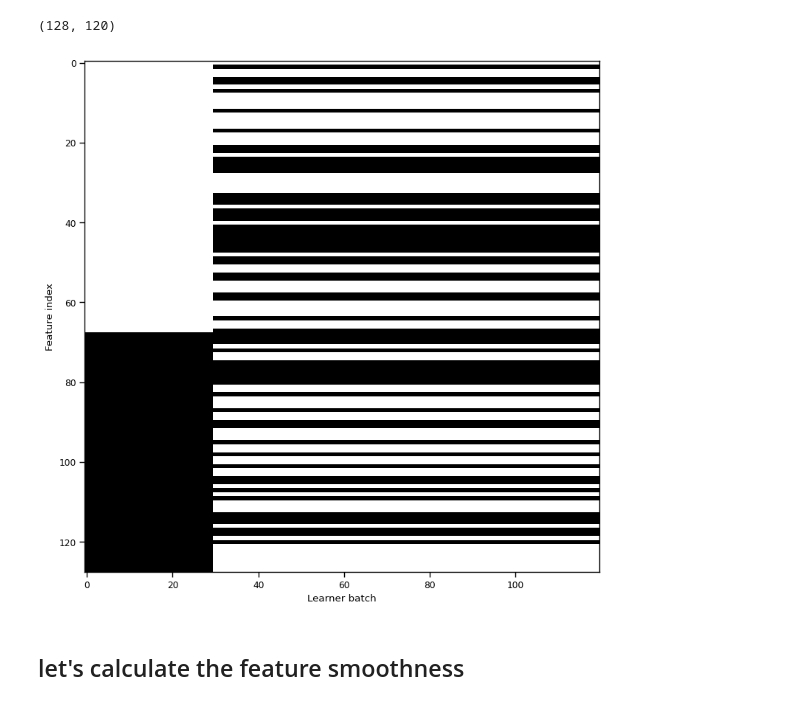
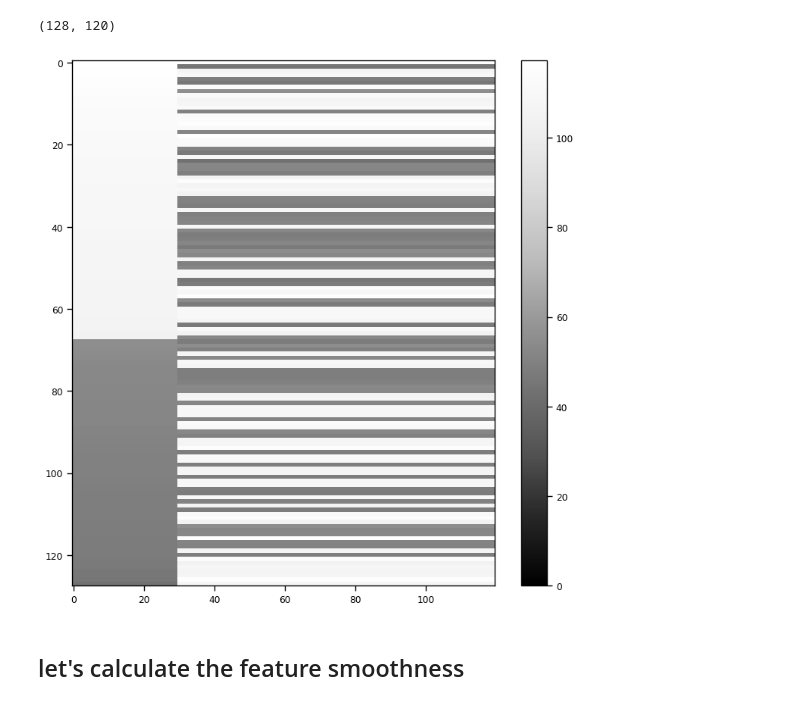
Before and after one commit to sijia66/adaptive_feature_selection, a Jupyter notebook: figure2_simulation_setup/231101_afs_figure2_full_feature_selection.ipynb, the cells around one changed output. Cells and saved outputs as stored; diff of their text form; code cells hidden in the pictures.

```diff
--- a/figure2_simulation_setup/231101_afs_figure2_full_feature_selection.ipynb
+++ b/figure2_simulation_setup/231101_afs_figure2_full_feature_selection.ipynb
@@ -640,12 +652,19 @@ encoder_weight_change = np.concatenate((old_features_before_shuffled_repeat,
 encoder_weight_change.shape
 # %% [output]
 (128, 120)
-# %%
-summary_figure, summary_axes = plt.subplots(figsize = (9, 9))
-plot_feature_selection(encoder_weight_change.T, ax = summary_axes)
-summary_figure
-# %% [output]
-[figure, removed]
+# %%
+# plot the encoder change weight in greyscale
+summary_figure, summary_axes = plt.subplots(figsize = (9, 9))
+sa = summary_axes.imshow(encoder_weight_change,
+                         cmap = 'Greys_r', vmin = 0,
+                         aspect = 'auto')
+
+# set heatmap legend
+summary_figure.colorbar(sa)
+
+summary_figure
+# %% [output]
+[figure, added]
 # %% [markdown]
 ## let's calculate the feature smoothness
 # %%
```
Also changed, not shown: parts of 7 cells of this notebook, 1 other file.
